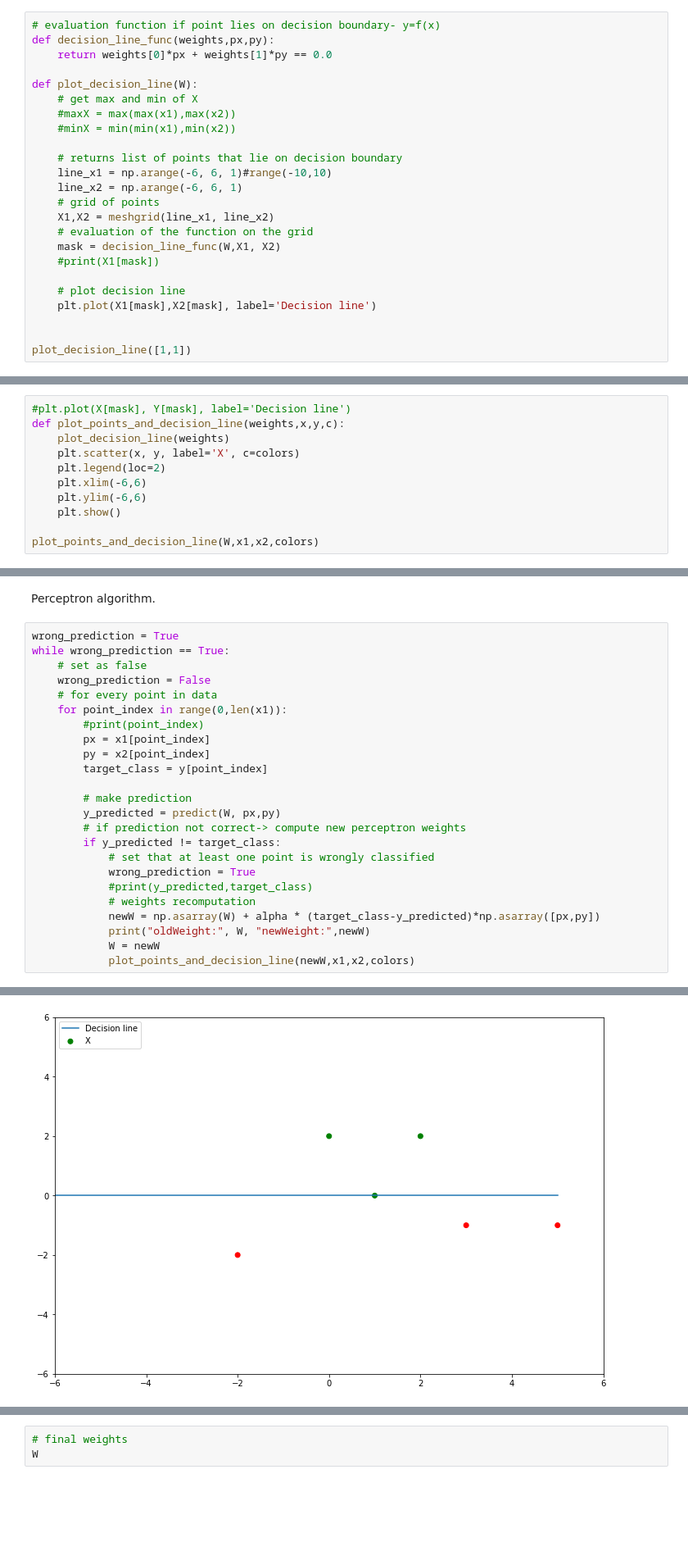
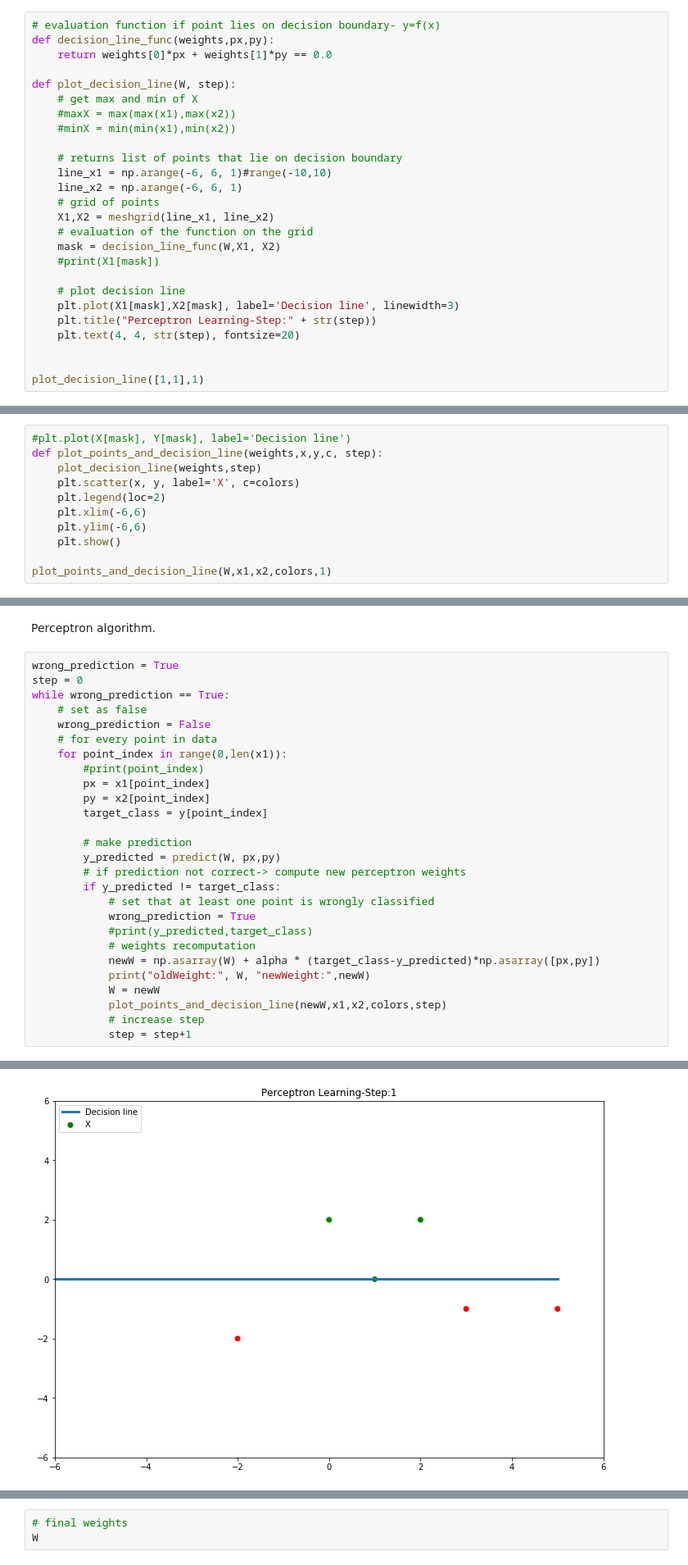
Before and after one commit to dzenanh/ML, a Jupyter notebook: Perceptron-Learning.ipynb, the cells around one changed output, grey strips where cells are left out. Shown: that part at 82% size. Saved outputs shown, nothing was run; the diff lists cells and outputs as text; blank space fills up the shorter version.

Commit message:
added steps

```diff
--- a/Perceptron-Learning.ipynb
+++ b/Perceptron-Learning.ipynb
@@ -54,7 +55,7 @@ Plot initial decision line.
 def decision_line_func(weights,px,py):
     return weights[0]*px + weights[1]*py == 0.0
 
-def plot_decision_line(W):
+def plot_decision_line(W, step):
     # get max and min of X
     #maxX = max(max(x1),max(x2))
     #minX = min(min(x1),min(x2))
@@ -69,8 +70,10 @@ def plot_decision_line(W):
     #print(X1[mask])
 
     # plot decision line
-    plt.plot(X1[mask],X2[mask], label='Decision line')
+    plt.plot(X1[mask],X2[mask], label='Decision line', linewidth=3)
+    plt.title("Perceptron Learning-Step:" + str(step))
+    plt.text(4, 4, str(step), fontsize=20)
 
 
-plot_decision_line([1,1])
+plot_decision_line([1,1],1)
 # %% [output]
@@ -79,13 +82,13 @@ plot_decision_line([1,1])
 Plot points and decision line.
 # %%
 #plt.plot(X[mask], Y[mask], label='Decision line')
-def plot_points_and_decision_line(weights,x,y,c):
-    plot_decision_line(weights)
+def plot_points_and_decision_line(weights,x,y,c, step):
+    plot_decision_line(weights,step)
     plt.scatter(x, y, label='X', c=colors)
     plt.legend(loc=2)
     plt.xlim(-6,6)
     plt.ylim(-6,6)
     plt.show()
 
-plot_points_and_decision_line(W,x1,x2,colors)
+plot_points_and_decision_line(W,x1,x2,colors,1)
 # %% [output]
@@ -104,6 +107,7 @@ alpha=0.5
 Perceptron algorithm.
 # %%
 wrong_prediction = True
+step = 0
 while wrong_prediction == True:
     # set as false
     wrong_prediction = False
@@ -125,6 +129,8 @@ while wrong_prediction == True:
             newW = np.asarray(W) + alpha * (target_class-y_predicted)*np.asarray([px,py])
             print("oldWeight:", W, "newWeight:",newW)
             W = newW
-            plot_points_and_decision_line(newW,x1,x2,colors)
+            plot_points_and_decision_line(newW,x1,x2,colors,step)
+            # increase step
+            step = step+1
 # %% [output]
 oldWeight: [1 1] newWeight: [-0.5  1.5]
@@ -132,3 +138,3 @@ oldWeight: [1 1] newWeight: [-0.5  1.5]
 oldWeight: [-0.5  1.5] newWeight: [0.  1.5]
-[figure, old version]
+[figure, new version]
 oldWeight: [0.  1.5] newWeight: [0.5 1.5]
```
Also changed, not shown: parts of 4 cells of this notebook.
